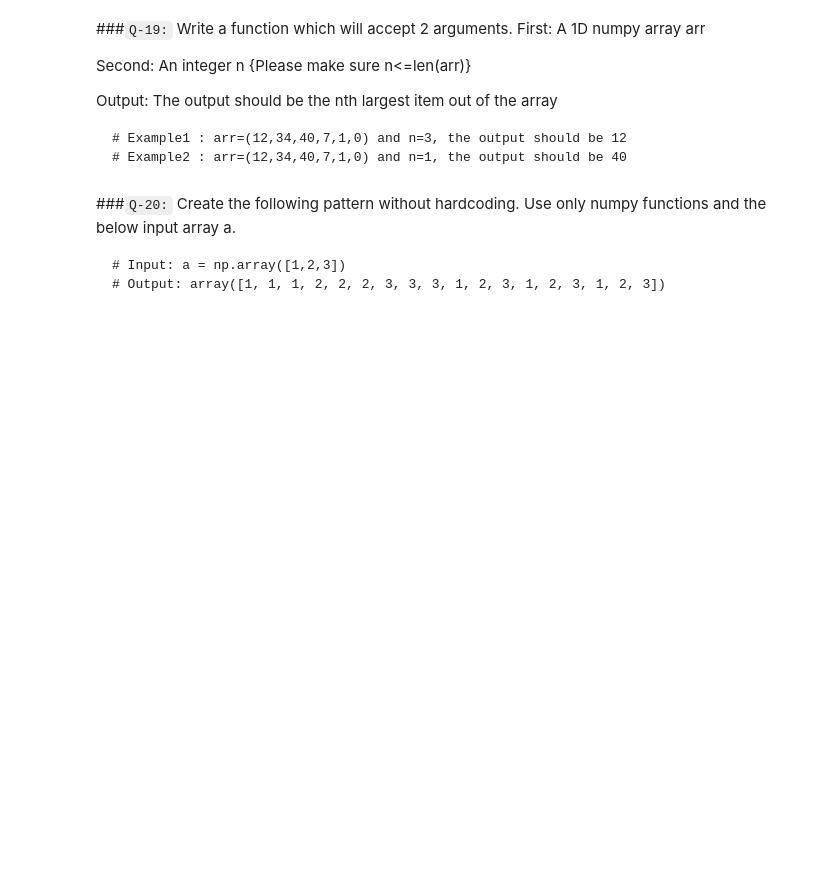
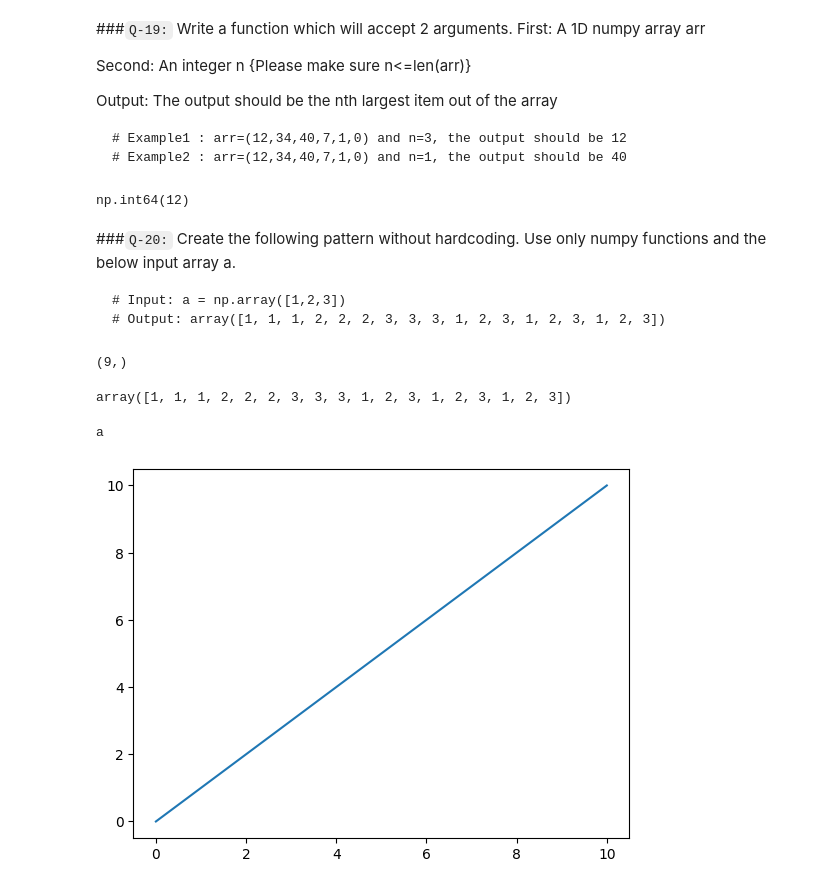
Before and after one commit to ushi-masuka/python-practice, a Jupyter notebook: day1301.ipynb, the cells around one changed output. Drawn from its saved outputs; the diff is of its cells as text; code cells hidden in the pictures; blank space fills up the shorter version.

````diff
--- a/day1301.ipynb
+++ b/day1301.ipynb
@@ -377,7 +610,33 @@ Output: The output should be the nth largest item out of the array
+# %%
+nlar(np.array([12,34,40,7,1,0]),3)
+# %% [output]
+np.int64(12)
 # %% [markdown]
 ###`Q-20:` Create the following pattern without hardcoding. Use only numpy functions and the below input array a.
 ```
 # Input: a = np.array([1,2,3])
 # Output: array([1, 1, 1, 2, 2, 2, 3, 3, 3, 1, 2, 3, 1, 2, 3, 1, 2, 3])
 ```
+# %%
+a=np.array([1,2,3])
+a1=np.repeat(a,a.size)
+a2=np.tile(a,a.size)
+# %% [output]
+(9,)
+# %%
+res=np.concatenate((a1,a2))
+res
+# %% [output]
+array([1, 1, 1, 2, 2, 2, 3, 3, 3, 1, 2, 3, 1, 2, 3, 1, 2, 3])
+# %%
+import matplotlib.pyplot as plt
+
+x=np.linspace(0,10,100)
+y=x
+
+a=plt.plot(x,y)
+print("a")
+# %% [output]
+a
+[figure, added]
 # %%
````
Also changed, not shown: parts of 44 cells of this notebook.
